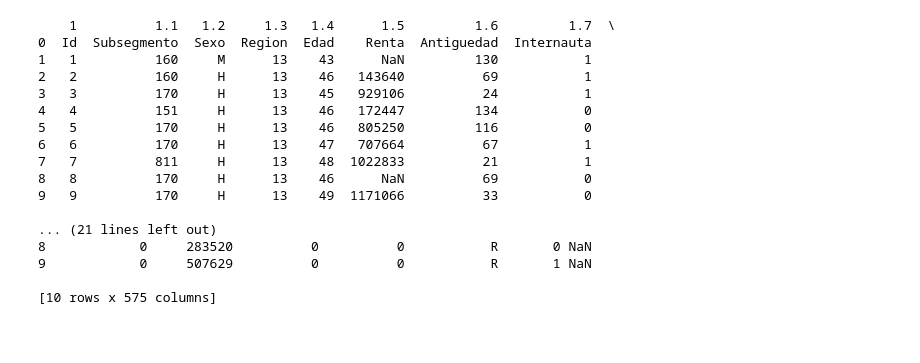
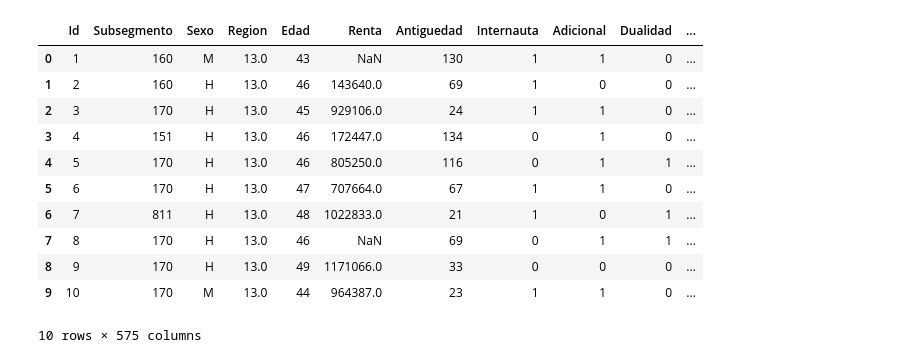
Before and after one commit to GodDoesNotPlayDice/ET-ML, a Jupyter notebook: ET1.ipynb, the cells around one changed output. Saved outputs shown, nothing was run; the diff lists cells and outputs as text; code cells hidden in the pictures; blank space fills up the shorter version.

```diff
--- a/ET1.ipynb
+++ b/ET1.ipynb
@@ -6,28 +88,23 @@ import seaborn as sbn
 import numpy as np # linear algebra
 import matplotlib.pyplot as plt
 # %%
+# Dos opciones de importar el archivo.
+
 # filename = 'Base_clientes_Monopoly.xlsx'
 url = "https://github.com/razbackup/MonopolyBank/raw/main/Base_clientes_Monopoly.xlsx"
-
-df = pd.read_excel(url)
-
-# Muestra las primeras 10 filas
-print(df.head(10))
+df = pd.read_excel(url, header=1)
+# Muestra las primeras 10 filas del dataset.
+df.head(10)
 # %% [output]
+|  | Id | Subsegmento | Sexo | Region | Edad | Renta | Antiguedad | Internauta | Adicional | Dualidad | ... |
+| 0 | 1 | 160 | M | 13.0 | 43 | NaN | 130 | 1 | 1 | 0 | ... |
+| 1 | 2 | 160 | H | 13.0 | 46 | 143640.0 | 69 | 1 | 0 | 0 | ... |
+| 2 | 3 | 170 | H | 13.0 | 45 | 929106.0 | 24 | 1 | 1 | 0 | ... |
+| 3 | 4 | 151 | H | 13.0 | 46 | 172447.0 | 134 | 0 | 1 | 0 | ... |
+| 4 | 5 | 170 | H | 13.0 | 46 | 805250.0 | 116 | 0 | 1 | 1 | ... |
+| 5 | 6 | 170 | H | 13.0 | 47 | 707664.0 | 67 | 1 | 1 | 0 | ... |
+| 6 | 7 | 811 | H | 13.0 | 48 | 1022833.0 | 21 | 1 | 0 | 1 | ... |
+| 7 | 8 | 170 | H | 13.0 | 46 | NaN | 69 | 0 | 1 | 1 | ... |
+| 8 | 9 | 170 | H | 13.0 | 49 | 1171066.0 | 33 | 0 | 0 | 0 | ... |
+| 9 | 10 | 170 | M | 13.0 | 44 | 964387.0 | 23 | 1 | 1 | 0 | ... |
-    1          1.1   1.2     1.3   1.4      1.5         1.6         1.7  \
-0  Id  Subsegmento  Sexo  Region  Edad    Renta  Antiguedad  Internauta
-1   1          160     M      13    43      NaN         130           1
-2   2          160     H      13    46   143640          69           1
-3   3          170     H      13    45   929106          24           1
-4   4          151     H      13    46   172447         134           0
-5   5          170     H      13    46   805250         116           0
-6   6          170     H      13    47   707664          67           1
-7   7          811     H      13    48  1022833          21           1
-8   8          170     H      13    46      NaN          69           0
-9   9          170     H      13    49  1171066          33           0
-
-... (21 lines left out)
-8            0     283520          0          0           R       0 NaN
-9            0     507629          0          0           R       1 NaN
-
-[10 rows x 575 columns]
+10 rows × 575 columns
```
Also changed, not shown: parts of 22 cells of this notebook.
